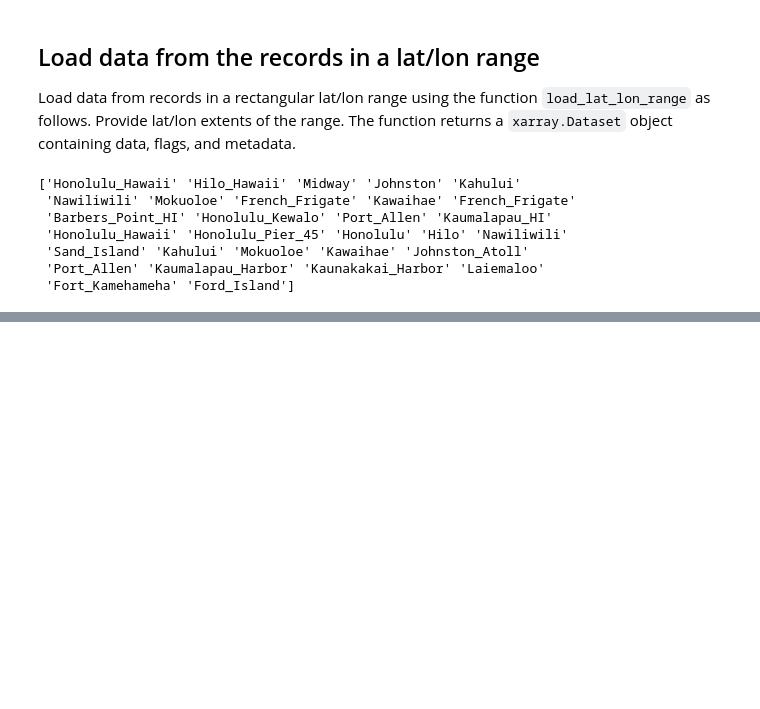
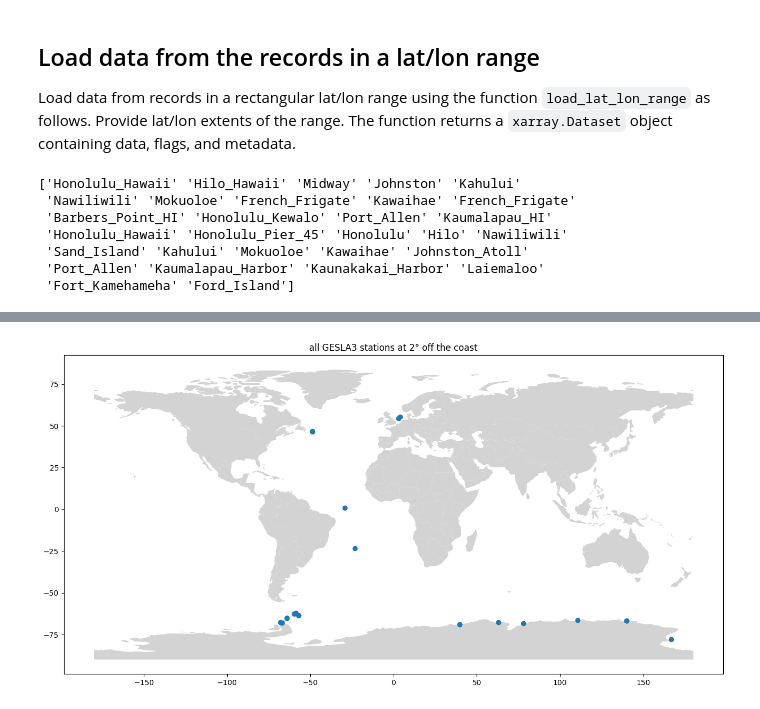
Before and after one commit to philiprt/GeslaDataset, a Jupyter notebook: example_usage.ipynb, the cells around one changed output, grey strips where cells are left out. Drawn from its saved outputs; the diff is of its cells as text; code cells hidden in the pictures; blank space fills up the shorter version.

Commit message:
added support for complex polygonal regional extractions (from searvey package)

```diff
--- a/example_usage.ipynb
+++ b/example_usage.ipynb
@@ -102,0 +124,13 @@ print(data.site_name.values)
+# %%
+gh = cf.GSHHSFeature(scale="intermediate", levels=[1])
+wo = gp.GeoDataFrame(geometry=[x for x in gh.geometries()])
+
+BUFFER_SIZE = 2
+
+coords = ((-180.,-90.), (-180., 90.), (180., 90.), (180.,-90.), (-180.,-90.))
+polygon = shapely.Polygon(coords)
+
+coast_buffer = shapely.ops.unary_union(wo.geometry.buffer(BUFFER_SIZE))
+
+offshore = polygon.difference(coast_buffer)
+offshore
@@ -102,0 +139,3 @@ print(data.site_name.values)
+# %%
+data = g3.load_lat_lon_range(offshore)
+data
@@ -102,0 +162,10 @@ print(data.site_name.values)
+# %%
+figure, axis = plt.subplots(1, 1)
+figure.set_size_inches(16, 16 / 1.61803398875)
+
+countries = gpd.read_file(gpd.datasets.get_path('naturalearth_lowres'))
+_ = countries.plot(color='lightgrey', ax=axis, zorder=-1)
+_ = axis.scatter(data.longitude, data.latitude)
+_ = axis.set_title(f'all GESLA3 stations at '+str(BUFFER_SIZE)+'° off the coast')
+# %% [output]
+[figure, added]
```
Also changed, not shown: parts of 7 cells of this notebook, 1 other file.
